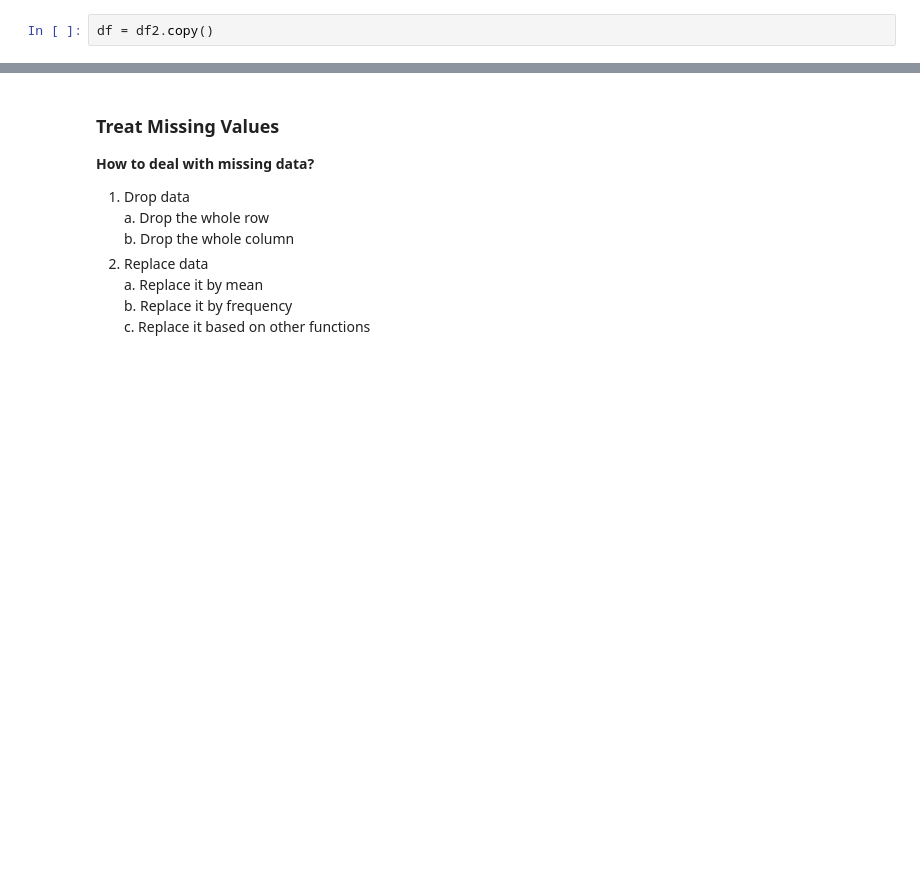
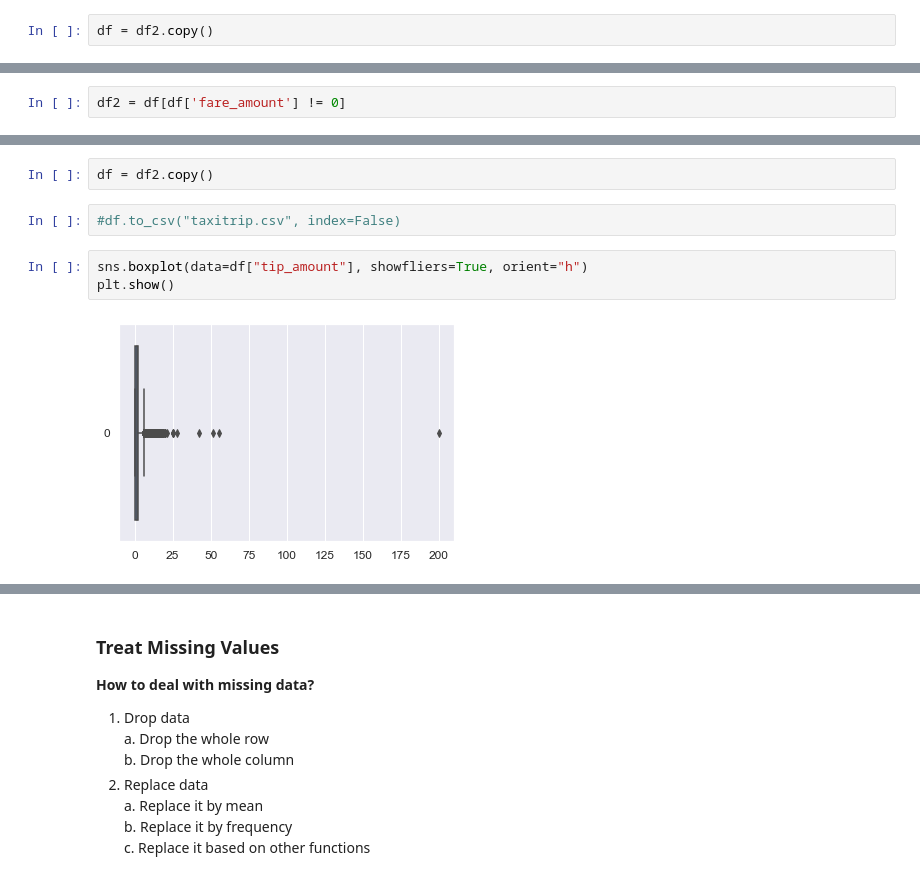
Before and after one commit to dennislamcv1/GoogleADA, a Jupyter notebook: Regression Analysis/Course 5 Automatidata project Second notebook.ipynb, the cells around one changed output, grey strips where cells are left out. Cells and saved outputs as stored; diff of their text form; blank space fills up the shorter version.

```diff
--- a/Regression Analysis/Course 5 Automatidata project Second notebook.ipynb
+++ b/Regression Analysis/Course 5 Automatidata project Second notebook.ipynb
@@ -304,0 +360,2 @@ df = df2.copy()
+# %%
+df2 = df[df['fare_amount'] != 0]
@@ -304,0 +380,9 @@ df = df2.copy()
+# %%
+df = df2.copy()
+# %%
+#df.to_csv("taxitrip.csv", index=False)
+# %%
+sns.boxplot(data=df["tip_amount"], showfliers=True, orient="h")
+plt.show()
+# %% [output]
+[figure, added]
```
Also changed, not shown: parts of 116 cells of this notebook, 1 other file.
